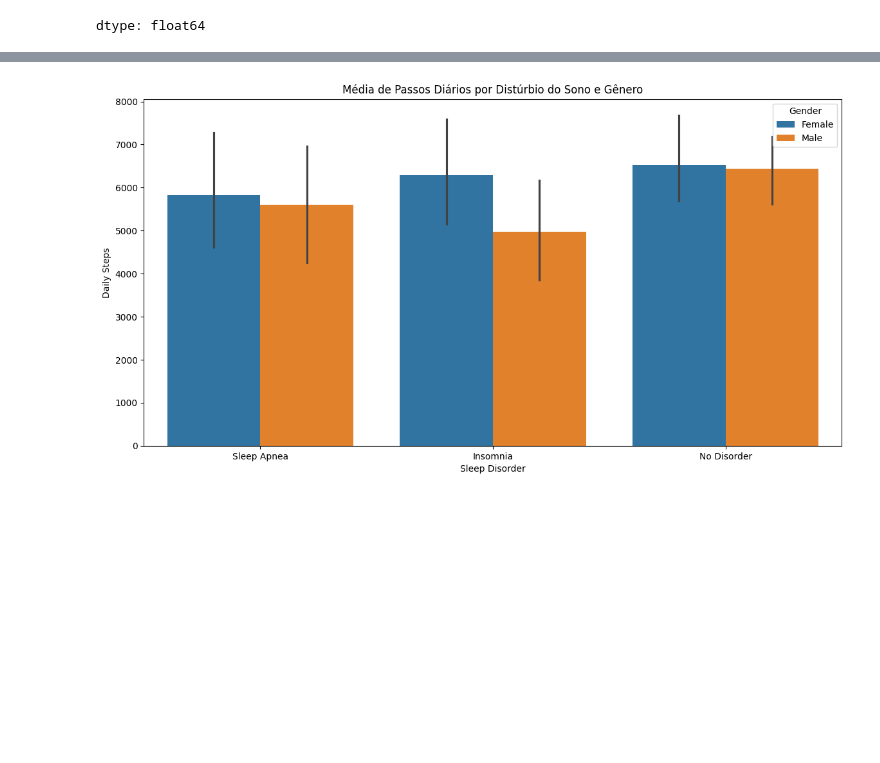
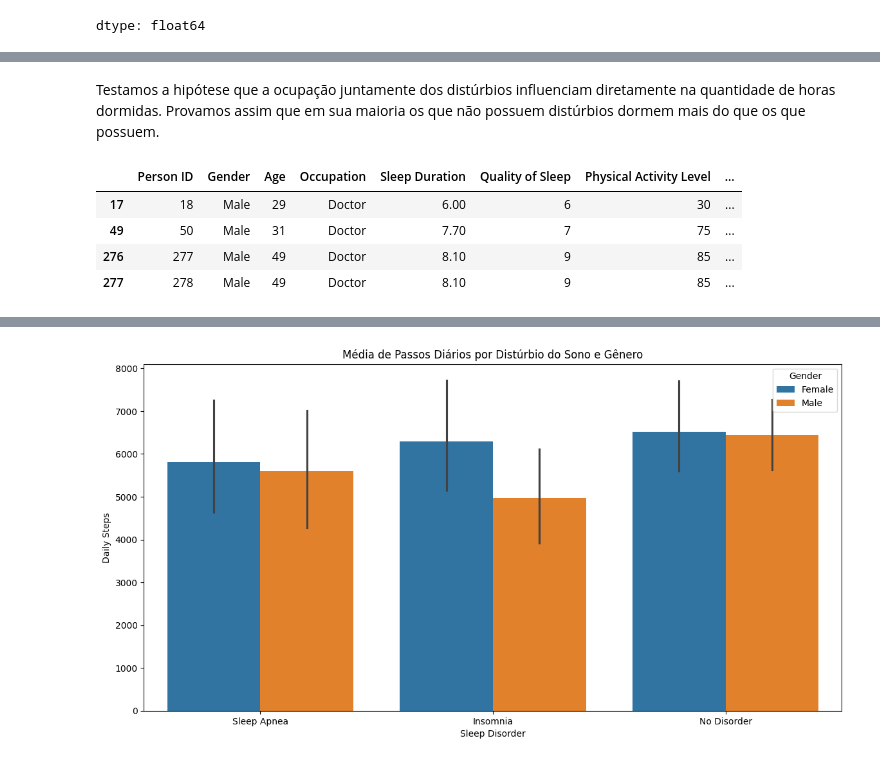
Before and after one commit to enzobanin/AnaliseDeDados, a Jupyter notebook: sonoEstiloDeVida.ipynb, the cells around one changed output, grey strips where cells are left out. Drawn from its saved outputs; the diff is of its cells as text; code cells hidden in the pictures; blank space fills up the shorter version.

```diff
--- a/sonoEstiloDeVida.ipynb
+++ b/sonoEstiloDeVida.ipynb
@@ -286,0 +319,12 @@ plt.show()
+# %% [markdown]
+Testamos a hipótese que a ocupação juntamente dos distúrbios influenciam diretamente na quantidade de horas dormidas. Provamos assim que em sua maioria os que não possuem distúrbios dormem mais do que os que possuem.
+# %%
+medicos = df[df['Occupation'] == 'Doctor']
+medicos_peso= medicos[medicos['Sleep Disorder'] == 'Sleep Apnea']
+medicos_peso
+# %% [output]
+|  | Person ID | Gender | Age | Occupation | Sleep Duration | Quality of Sleep | Physical Activity Level | ... |
+| 17 | 18 | Male | 29 | Doctor | 6.00 | 6 | 30 | ... |
+| 49 | 50 | Male | 31 | Doctor | 7.70 | 7 | 75 | ... |
+| 276 | 277 | Male | 49 | Doctor | 8.10 | 9 | 85 | ... |
+| 277 | 278 | Male | 49 | Doctor | 8.10 | 9 | 85 | ... |
```
Also changed, not shown: parts of 13 cells of this notebook.
